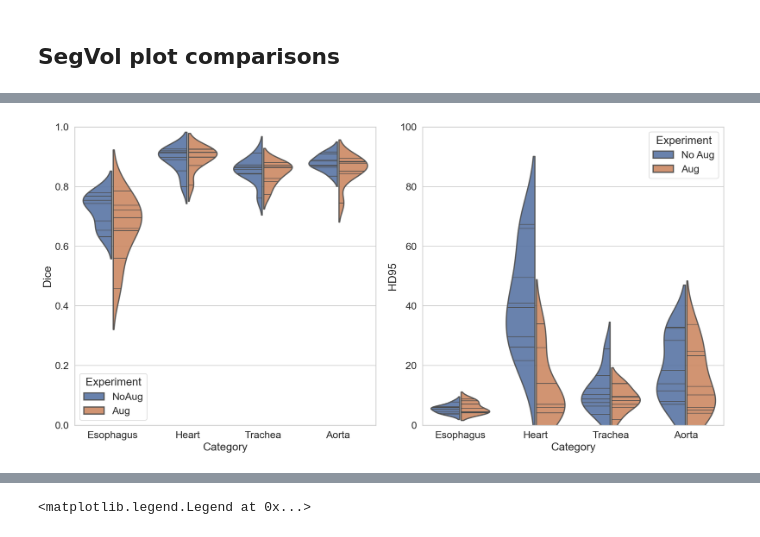
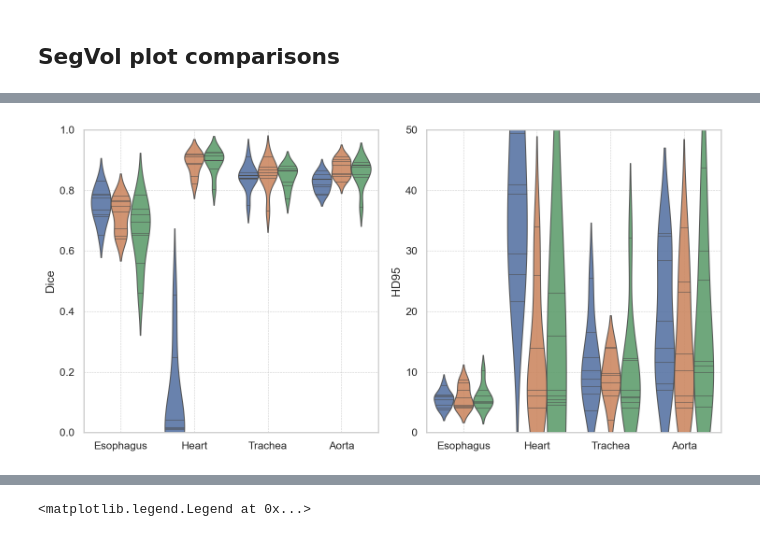
Before and after one commit to danilotpnta/ai4mi_project, a Jupyter notebook: notebooks/plotting.ipynb, the cells around one changed output, grey strips where cells are left out. Cells and saved outputs as stored; diff of their text form; code cells hidden in the pictures.

Commit message:
Clean up plotting code

```diff
--- a/notebooks/plotting.ipynb
+++ b/notebooks/plotting.ipynb
@@ -146,20 +166,23 @@ pprint(methods)
 # %%
-fig, ax = plt.subplots(1,2, figsize=(16,8))
+fig, ax = plt.subplots(1,2, figsize=(10,5))
 ax[0].set(ylabel="Dice", ylim=(0, 1))
-ax[1].set(ylabel="HD95", ylim=(0, 100))
+ax[1].set(ylabel="HD95", ylim=(0, 50))
 
 
-store_0 = np.load(experiments[3] / "dice_pred.npy")
+store_0 = np.load(experiments[0] / "dice_pred.npy")
 store_0 = store_0[:, 1:]  # Exclude background
 
-store_2 = np.load(experiments[4] / "dice_pred.npy")
+store_2 = np.load(experiments[2] / "dice_pred.npy")
 store_2 = store_2[:, 1:]  # Exclude background
 
+store_4 = np.load(experiments[4] / "dice_pred.npy")
+store_4 = store_4[:, 1:]  # Exclude background
 
 df = pd.concat(
     [
-        pd.DataFrame(store_0, columns=categories[1:]).assign(Experiment="NoAug"),
-        pd.DataFrame(store_2, columns=categories[1:]).assign(Experiment="Aug"),
+        pd.DataFrame(store_0, columns=categories[1:]).assign(Experiment="Zero-shot"),
+        pd.DataFrame(store_2, columns=categories[1:]).assign(Experiment="Dice+CE"),
+        pd.DataFrame(store_4, columns=categories[1:]).assign(Experiment="Dice+Focal"),
     ]
 )
 
@@ -175,10 +198,9 @@ sns.violinplot(
     hue="Experiment",
     density_norm="count",
     native_scale=True,
-    linewidth=2,
-    gap=0.05,
+    linewidth=1,
     common_norm=False,
-    split=True,
+    # split=True,
     inner="stick",
     alpha=0.9,
     ax=ax[0]
@@ -191,37 +213,46 @@ store_0 = store_0[:, 1:]  # Exclude background
 store_2 = np.load(experiments[2] / "hd95_pred.npy")
 store_2 = store_2[:, 1:]  # Exclude background
 
+store_4 = np.load(experiments[4] / "hd95_pred.npy")
+store_4 = store_4[:, 1:]  # Exclude background
+
 df = pd.concat(
     [
-        pd.DataFrame(store_0, columns=categories[1:]).assign(Experiment="No Aug"),
-        pd.DataFrame(store_2, columns=categories[1:]).assign(Experiment="Aug"),
+        pd.DataFrame(store_0, columns=categories[1:]).assign(Experiment="Zero-shot"),
+        pd.DataFrame(store_2, columns=categories[1:]).assign(Experiment="Dice+CE"),
+        pd.DataFrame(store_4, columns=categories[1:]).assign(Experiment="Dice+Focal"),
     ]
 )
 
 # Convert dataframe from wide-form to long-form
 df_long = pd.melt(df, id_vars=["Experiment"], var_name="Category", value_name="HD95")
 # Create a violin plot
 
 
 sns.violinplot(
     data=df_long,
     x="Category",
     y="HD95",
     hue="Experiment",
     density_norm="count",
     native_scale=True,
-    linewidth=2,
-    gap=0.05,
+    linewidth=1,
     common_norm=False,
-    split=True,
+    # split=True,
     inner="stick",
     alpha=0.9,
     ax=ax[1]
 )
 
+# Don't display legends
+for _ax in ax.flatten():
+    _ax.get_legend().remove()
+    _ax.set_xlabel('')
+    _ax.grid(True, which='both', axis='both', linestyle='--', linewidth=0.5)
+
 
 plt.tight_layout()
-save_dir = curdir / "dice_zeroshot_vs_ft.png"
+save_dir = curdir / MODEL_NAME / "dice_zeroshot_vs_ft.pdf"
 plt.savefig(save_dir, bbox_inches="tight")
 # %% [output]
-[figure, old version]
+[figure, new version]
```
Also changed, not shown: parts of 12 cells of this notebook, 6 other files.
